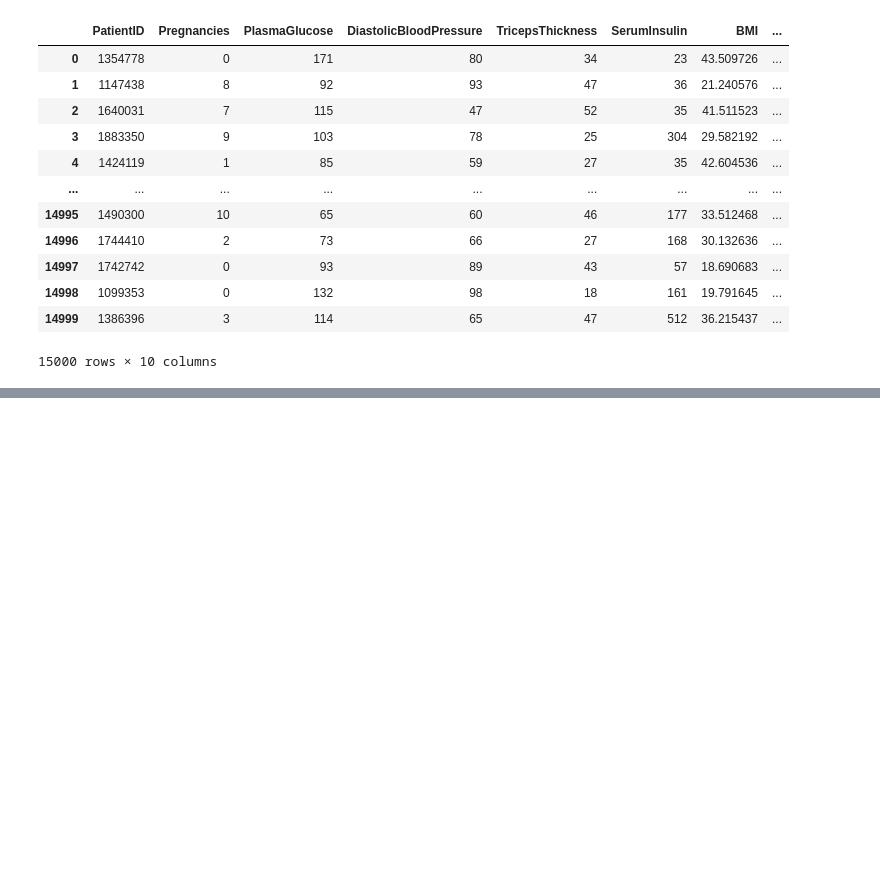
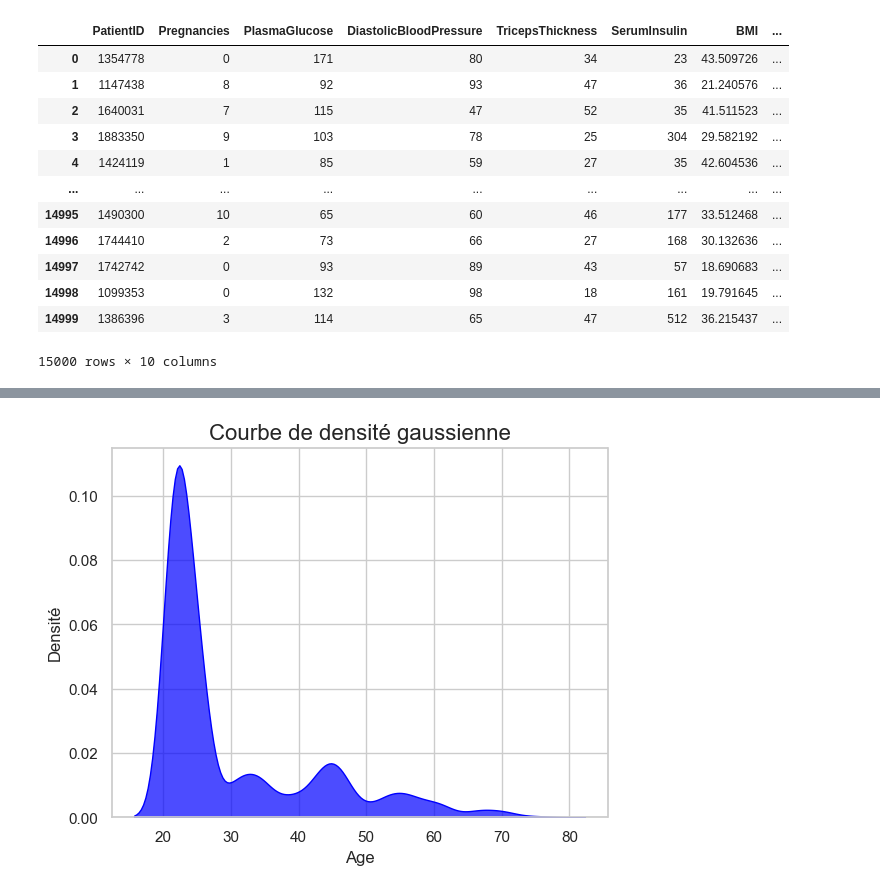
Before and after one commit to Lucky12348/diabetes_prediction, a Jupyter notebook: EDA.ipynb, the cells around one changed output, grey strips where cells are left out. Cells and saved outputs as stored; diff of their text form; code cells hidden in the pictures; blank space fills up the shorter version.

```diff
--- a/EDA.ipynb
+++ b/EDA.ipynb
@@ -31,0 +129,16 @@ diabete_df
+# %%
+# objectif: focus sur l'age pour voir comment le set est construit. on peut constater que la grande majorité des données prélevées ce sont faites sur la tranche d'age de 20 à 3O ans
+
+
+sns.set(style="whitegrid")
+sns.kdeplot(diabete_df['Age'], fill=True, color="blue", alpha=0.7)
+
+# Ajouter un titre et des labels
+plt.title("Courbe de densité gaussienne", fontsize=16)
+plt.xlabel("Age", fontsize=12)
+plt.ylabel("Densité", fontsize=12)
+
+# Afficher le graphique
+plt.show()
+# %% [output]
+[figure, added]
```
Also changed, not shown: parts of 10 cells of this notebook.
